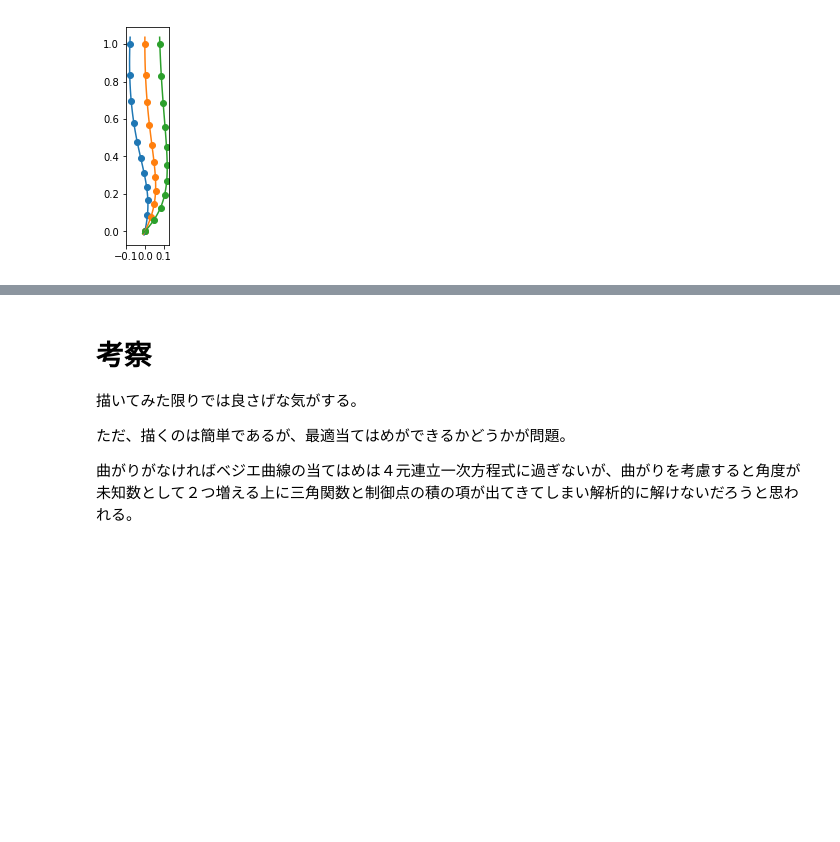
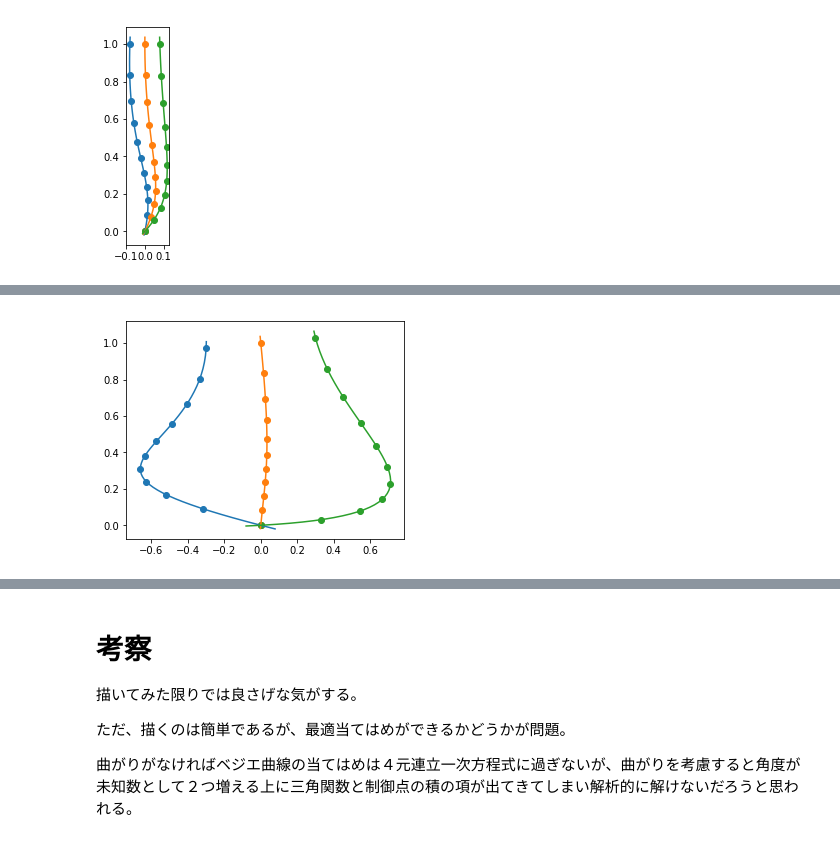
Before and after one commit to iciromaco/RL2nd, a Jupyter notebook: 考察ー中心軸の曲がりのモデル化.ipynb, the cells around one changed output, grey strips where cells are left out. Cells and saved outputs as stored; diff of their text form; code cells hidden in the pictures; blank space fills up the shorter version.

```diff
--- a/考察ー中心軸の曲がりのモデル化.ipynb
+++ b/考察ー中心軸の曲がりのモデル化.ipynb
@@ -215,0 +234,40 @@ drawModel(asml,asmc,asmr,angle1=-pi/6,angle2=0)
+# %%
+def drawModel2(asml,asmc,angle1=0,angle2=0):
+    # bezASC 中心軸のベジエ 曲線
+    bezASC = bez3Q2.subs([(px[0],asmc[0][0]),(px[1],asmc[1][0]),(px[2],asmc[2][0]),(px[3],asmc[3][0])])
+    bezASC = bezASC.subs([(py[0],asmc[0][1]),(py[1],asmc[1][1]),(py[2],asmc[2][1]),(py[3],asmc[3][1])])
+    bezASC = bezASC.subs([(r1,angle1),(r2,angle2),(cx,asmc[3][0]),(cy,asmc[3][1])])
+    # bezASL 左側面のベジエ 曲線
+    bezASL = bez3Q2.subs([(px[0],asml[0][0]),(px[1],asml[1][0]),(px[2],asml[2][0]),(px[3],asml[3][0])])
+    bezASL = bezASL.subs([(py[0],asml[0][1]),(py[1],asml[1][1]),(py[2],asml[2][1]),(py[3],asml[3][1])])
+    bezASL = bezASL.subs([(r1,angle1),(r2,angle2),(cx,asmc[3][0]),(cy,asmc[3][1])])
+    # bezASR 中心軸のベジエ 曲線
+    bezASR = bez3Q2.subs([(px[0],-asml[0][0]),(px[1],-asml[1][0]),(px[2],-asml[2][0]),(px[3],-asml[3][0])])
+    bezASR = bezASR.subs([(py[0],asml[0][1]),(py[1],asml[1][1]),(py[2],asml[2][1]),(py[3],asml[3][1])])
+    bezASR = bezASR.subs([(r1,angle1),(r2,angle2),(cx,asmc[3][0]),(cy,asmc[3][1])])
+
+    tplins = np.linspace(-0.02, 1.02,50)
+    tslins11 = np.linspace(-0, 1,11)
+    plt.gca().set_aspect('equal', adjustable='box')
+    plotLx = np.array([bezASL[0].subs(t,tp) for tp in tplins ])
+    plotLy = np.array([bezASL[1].subs(t,tp) for tp in tplins ])
+    plot11Lx = np.array([bezASL[0].subs(t,tp) for tp in tslins11 ])
+    plot11Ly = np.array([bezASL[1].subs(t,tp) for tp in tslins11 ])
+
+    plotCx = np.array([bezASC[0].subs(t,tp) for tp in tplins ])
+    plotCy = np.array([bezASC[1].subs(t,tp) for tp in tplins ])
+    plot11Cx = np.array([bezASC[0].subs(t,tp) for tp in tslins11 ])
+    plot11Cy = np.array([bezASC[1].subs(t,tp) for tp in tslins11 ])
+
+    plotRx = np.array([bezASR[0].subs(t,tp) for tp in tplins ])
+    plotRy = np.array([bezASR[1].subs(t,tp) for tp in tplins ])
+    plot11Rx = np.array([bezASR[0].subs(t,tp) for tp in tslins11 ])
+    plot11Ry = np.array([bezASR[1].subs(t,tp) for tp in tslins11 ])
+
+    plt.scatter(plot11Lx,plot11Ly)
+    plt.scatter(plot11Cx,plot11Cy)
+    plt.scatter(plot11Rx,plot11Ry)
+
+    plt.plot(plotLx,plotLy)
+    plt.plot(plotCx,plotCy)
+    plt.plot(plotRx,plotRy)
@@ -215,0 +292,6 @@ drawModel(asml,asmc,asmr,angle1=-pi/6,angle2=0)
+# %%
+asml = [[0,0],[-1.3,0.2],[-0.4,0.4],[-0.3,1]] # 左側シルエットを近似するための制御点
+asmc = [[0,0],[0,0.3],[0,0.4],[0,1]] # 中心軸を近似するための制御点
+drawModel2(asml,asmc,angle1=-pi/32,angle2=pi/32)
+# %% [output]
+[figure, added]
```
Also changed, not shown: parts of 10 cells of this notebook, 1 other file.
